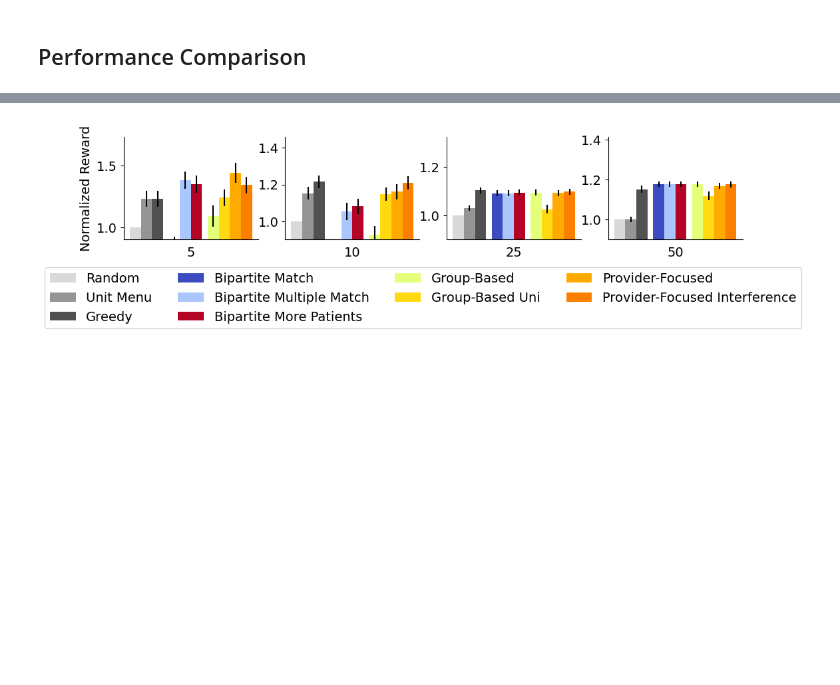
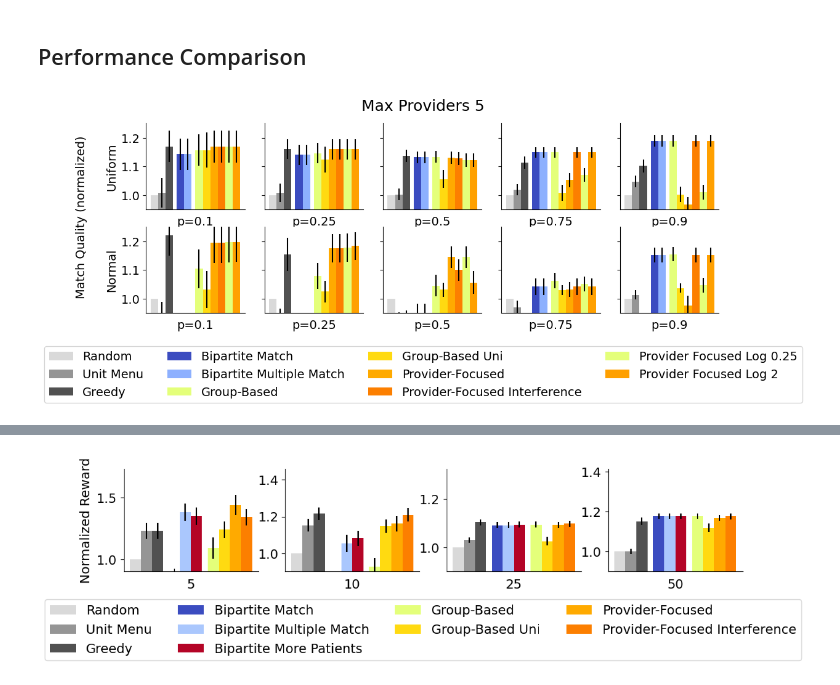
Before and after one commit to naveenr414/patient-provider, a Jupyter notebook: scripts/notebooks/Plotting.ipynb, the cells around one changed output, grey strips where cells are left out. Saved outputs shown, nothing was run; the diff lists cells and outputs as text; code cells hidden in the pictures; blank space fills up the shorter version.

```diff
--- a/scripts/notebooks/Plotting.ipynb
+++ b/scripts/notebooks/Plotting.ipynb
@@ -36,10 +36,14 @@ colors_by_method = {}
 baseline_methods = ['random','greedy_basic','greedy','']
 lp_methods = ['lp','lp_multiple_match','lp_fairness','lp_more_patients','lp_threshold']
 patient_provider_methods = ['group_based','group_based_unidirectional','provider_focused','provider_focused_less_interference']
+linear_regularization_methods = ['provider_focused_linear_regularization_{}'.format(i) for i in [0.25,0.5,1,2,4]]
+log_regularization_methods = ['provider_focused_log_regularization_{}'.format(i) for i in [0.25,0.5,1,2,4]]
 
 greys = plt.cm.Greys(np.linspace(0, 1, len(baseline_methods)+1))
 vidris = plt.cm.coolwarm(np.linspace(0, 1, len(lp_methods)))
 wistia = plt.cm.Wistia(np.linspace(0, 1, len(patient_provider_methods)))
+vidris_2 = plt.cm.coolwarm(np.linspace(0, 1, len(linear_regularization_methods)))
+wistia_2 = plt.cm.Wistia(np.linspace(0, 1, len(log_regularization_methods)))
 
 
 for i,m in enumerate(baseline_methods):
@@ -48,6 +52,12 @@ for i,m in enumerate(lp_methods):
     colors_by_method[m] = vidris[i]
 for i,m in enumerate(patient_provider_methods):
     colors_by_method[m] = wistia[i]
+for i,m in enumerate(linear_regularization_methods):
+    colors_by_method[m] = vidris_2[i]
+for i,m in enumerate(log_regularization_methods):
+    colors_by_method[m] = wistia_2[i]
+
+
 colors_by_method['optimal'] = np.array([0.9,0.05,0.05,1.0])
 colors_by_method['optimal_order'] = np.array([0.9,0.05,0.05,1.0])
 # %%
@@ -59,6 +69,74 @@ for i,m in enumerate(baseline_methods+lp_methods+patient_provider_methods):
 # EC Plots
 # %% [markdown]
 ## Performance Comparison
+# %%
+fig, axs = plt.subplots(2,5, figsize=(12, 4))
+method_names = ['random','greedy_basic','greedy','lp','lp_multiple_match','group_based','group_based_unidirectional','provider_focused','provider_focused_less_interference','provider_focused_log_regularization_0.25','provider_focused_log_regularization_2']
+nice_names = ["Random","Unit Menu","Greedy","Bipartite Match","Bipartite Multiple Match",'Group-Based','Group-Based Uni','Provider-Focused','Provider-Focused Interference','Provider Focused Log 0.25','Provider Focused Log 2']
+width = 0.1
+p_choices = [0.1,0.25,0.5,0.75,0.9]
+utility_functions = ['uniform','normal']
+
+baseline_params = {'provider_capacity': 1, 'choice_model': 'uniform_choice','exit_option': 0.5,'num_trials': 100, 'num_patients': 25, 'num_providers': 25, 'max_menu_size': 5}
+
+x_locations = []
+shift = 0
+for i in range(len(method_names)):
+    if method_names[i] in ['lp','group_based']:
+        shift += 0.5
+    x_locations.append((i+shift)*width)
+
+for i,func in enumerate(utility_functions):
+    for j,p in enumerate(p_choices):
+        max_val = 0
+        min_val = 1
+        baseline_params['top_choice_prob'] = p
+        baseline_params['utility_function'] = func
+        temp_params = deepcopy(baseline_params)
+        dataset = "policy_comparison"
+
+        results = get_results_matching_parameters(dataset,"",temp_params)
+        results = [i for i in results if i['parameters']['seed']
+        ]
+        num_data = 0
+        if len(results)>0:
+            num_data = len(results)
+            results = aggregate_normalize_data(results,baseline="random")
+
+        for k,m in enumerate(method_names):
+            score_by_n = []
+            std_by_n = []
+            if num_data>0:
+                score_by_n.append(results['{}_utilities'.format(m)][0])
+                std_by_n.append(results['{}_utilities'.format(m)][1]/(num_data**.5))
+
+
+                axs[i][j].bar(x_locations[k],score_by_n,width=width,label=nice_names[k],color=colors_by_method[m],yerr=std_by_n)
+                max_val = max(max_val,results['{}_utilities'.format(m)][0])
+
+        axs[i,j].set_xticks([])
+        axs[i,j].set_yticks([1,1.1,1.2])
+
+        if j == 0:
+            axs[i,j].tick_params(axis='both', which='major', labelsize=14)
+        else:
+            axs[i, j].set_xticklabels([])
+            axs[i, j].set_yticklabels([])
+
+        axs[i,j].set_ylim([0.95,1.25])
+        axs[i,j].set_xlabel("p={}".format(p),fontsize=14)
+
+axs[0,0].set_ylabel("Uniform",fontsize=14)
+axs[1,0].set_ylabel("Normal",fontsize=14)
+
+handles, labels = axs[1,1].get_legend_handles_labels()
+fig.legend(handles, labels, loc='upper center',ncol=4,bbox_to_anchor=(0.5,0),fontsize=14)
+fig.suptitle("Max Providers 5",fontsize=18)
+
+fig.supylabel("Match Quality (normalized)",fontsize=14,x=0.03)
+fig.savefig("../../results/figures/max_menu_5.pdf",dpi=300, bbox_inches='tight')
+# %% [output]
+[figure, added]
 # %%
 fig, axs = plt.subplots(2,5, figsize=(12, 4))
 method_names = ['random','greedy_basic','greedy','lp','lp_multiple_match','group_based','group_based_unidirectional','provider_focused','provider_focused_less_interference']
```
Also changed, not shown: parts of 3 cells of this notebook, 3 other files.
